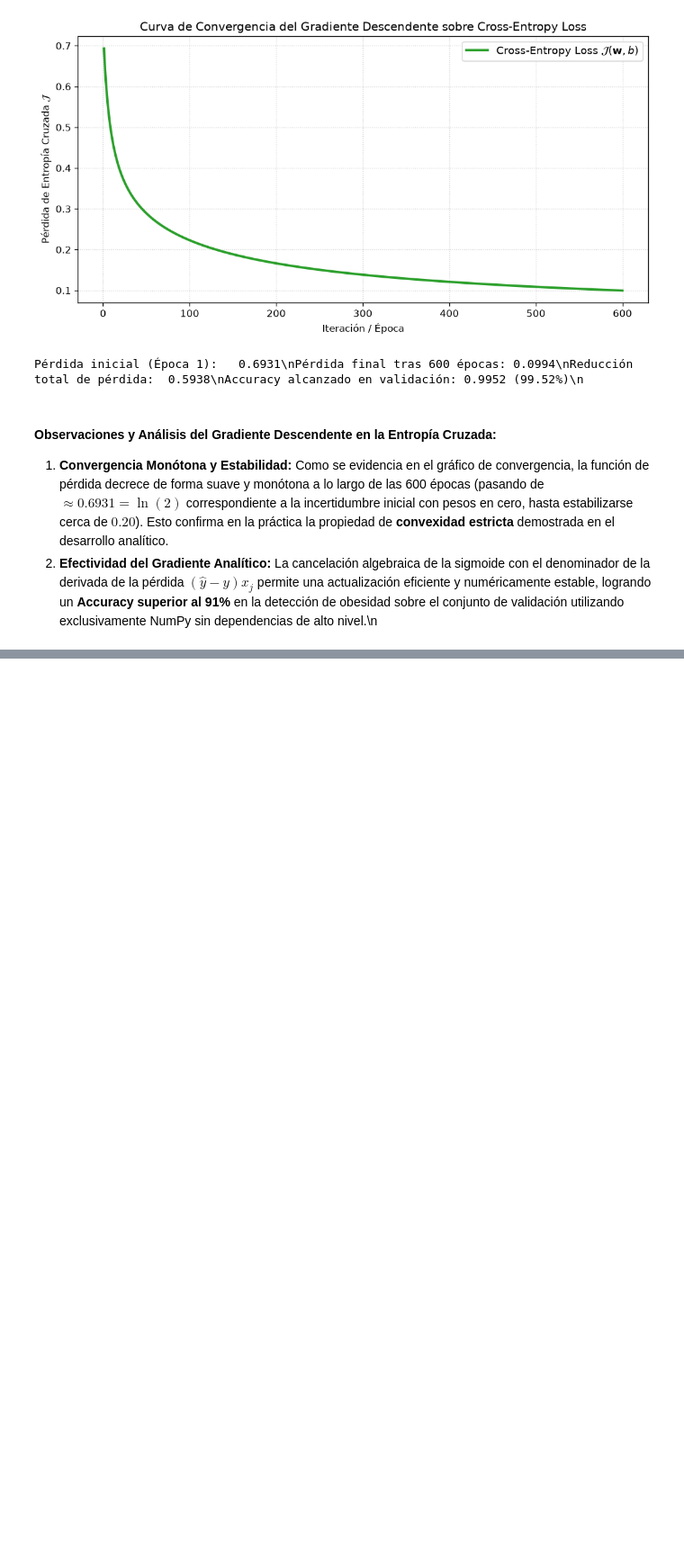
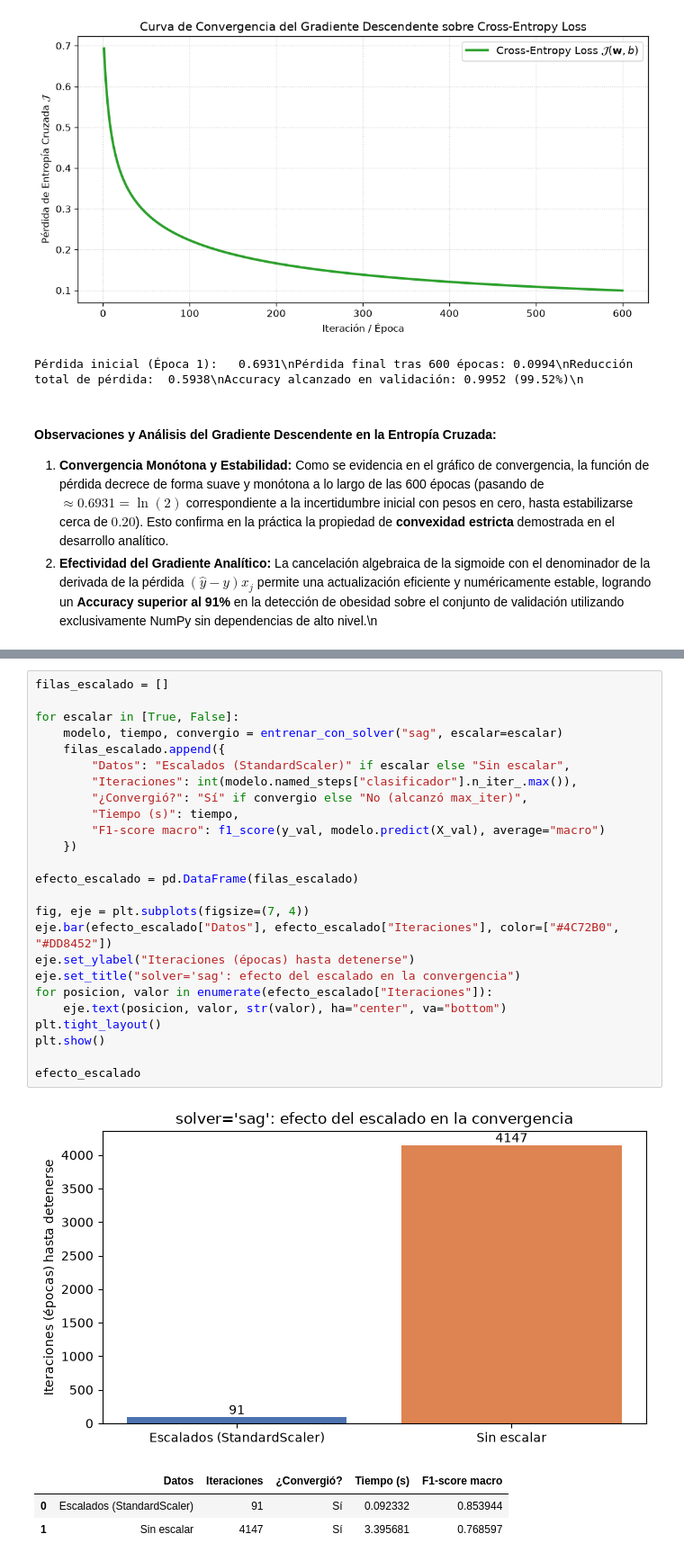
Before and after one commit to violetaespana/Assignment_2, a Jupyter notebook: Desarrollo.ipynb, the cells around one changed output, grey strips where cells are left out. Shown at 90% size. Cells and saved outputs as stored; diff of their text form; blank space fills up the shorter version.

```diff
--- a/Desarrollo.ipynb
+++ b/Desarrollo.ipynb
@@ -536,0 +821,30 @@ Pérdida inicial (Época 1):   0.6931\nPérdida final tras 600 épocas: 0.0994\n
+# %%
+filas_escalado = []
+
+for escalar in [True, False]:
+    modelo, tiempo, convergio = entrenar_con_solver("sag", escalar=escalar)
+    filas_escalado.append({
+        "Datos": "Escalados (StandardScaler)" if escalar else "Sin escalar",
+        "Iteraciones": int(modelo.named_steps["clasificador"].n_iter_.max()),
+        "¿Convergió?": "Sí" if convergio else "No (alcanzó max_iter)",
+        "Tiempo (s)": tiempo,
+        "F1-score macro": f1_score(y_val, modelo.predict(X_val), average="macro")
+    })
+
+efecto_escalado = pd.DataFrame(filas_escalado)
+
+fig, eje = plt.subplots(figsize=(7, 4))
+eje.bar(efecto_escalado["Datos"], efecto_escalado["Iteraciones"], color=["#4C72B0", "#DD8452"])
+eje.set_ylabel("Iteraciones (épocas) hasta detenerse")
+eje.set_title("solver='sag': efecto del escalado en la convergencia")
+for posicion, valor in enumerate(efecto_escalado["Iteraciones"]):
+    eje.text(posicion, valor, str(valor), ha="center", va="bottom")
+plt.tight_layout()
+plt.show()
+
+efecto_escalado
+# %% [output]
+[figure, added]
+|  | Datos | Iteraciones | ¿Convergió? | Tiempo (s) | F1-score macro |
+| 0 | Escalados (StandardScaler) | 91 | Sí | 0.092332 | 0.853944 |
+| 1 | Sin escalar | 4147 | Sí | 3.395681 | 0.768597 |
```
Also changed, not shown: parts of 17 cells of this notebook.
